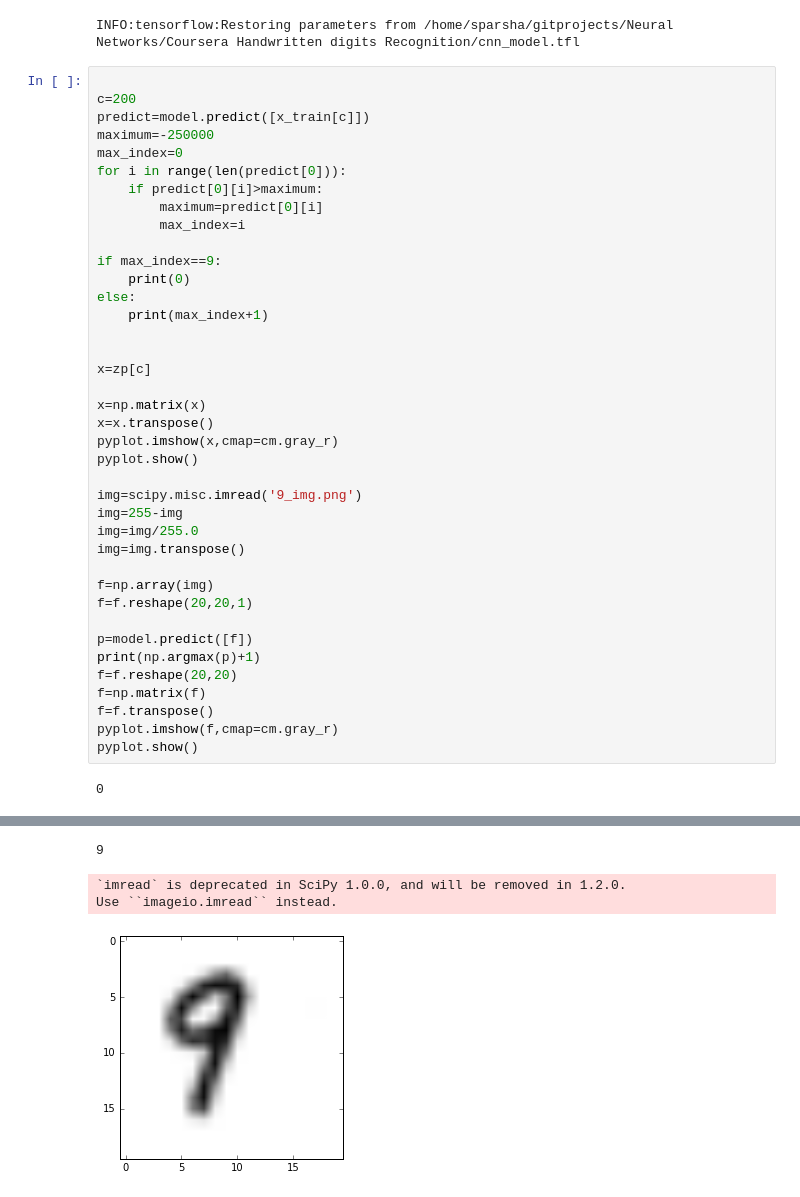
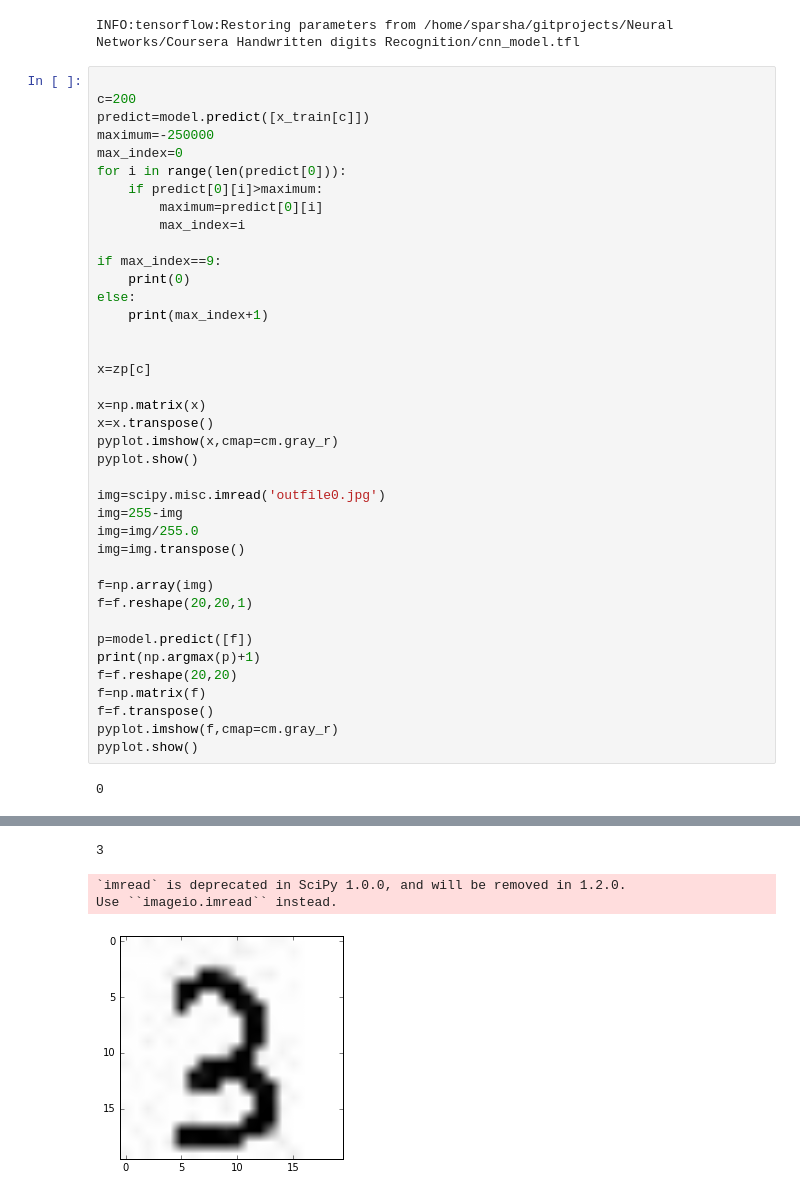
Before and after one commit to SparshaSaha/Neural-Nets, a Jupyter notebook: Coursera Handwritten digits Recognition/Coursera_digit_recog_using_CNN.ipynb, the cells around one changed output, grey strips where cells are left out. Saved outputs shown, nothing was run; the diff lists cells and outputs as text.

Commit message:
Some more images has been added for testing

```diff
--- a/Coursera Handwritten digits Recognition/Coursera_digit_recog_using_CNN.ipynb
+++ b/Coursera Handwritten digits Recognition/Coursera_digit_recog_using_CNN.ipynb
@@ -234,33 +234,33 @@ if max_index==9:
 else:
     print(max_index+1)
 
 
 x=zp[c]
 
 x=np.matrix(x)
 x=x.transpose()
 pyplot.imshow(x,cmap=cm.gray_r)
 pyplot.show()
 
-img=scipy.misc.imread('9_img.png')
+img=scipy.misc.imread('outfile0.jpg')
 img=255-img
 img=img/255.0
 img=img.transpose()
 
 f=np.array(img)
 f=f.reshape(20,20,1)
 
 p=model.predict([f])
 print(np.argmax(p)+1)
 f=f.reshape(20,20)
 f=np.matrix(f)
 f=f.transpose()
 pyplot.imshow(f,cmap=cm.gray_r)
 pyplot.show()
 # %% [output]
 0
 [figure]
-9
+3
 `imread` is deprecated in SciPy 1.0.0, and will be removed in 1.2.0.
 Use ``imageio.imread`` instead.
-[figure, old version]
+[figure, new version]
```
Also changed, not shown: 3 other files.
